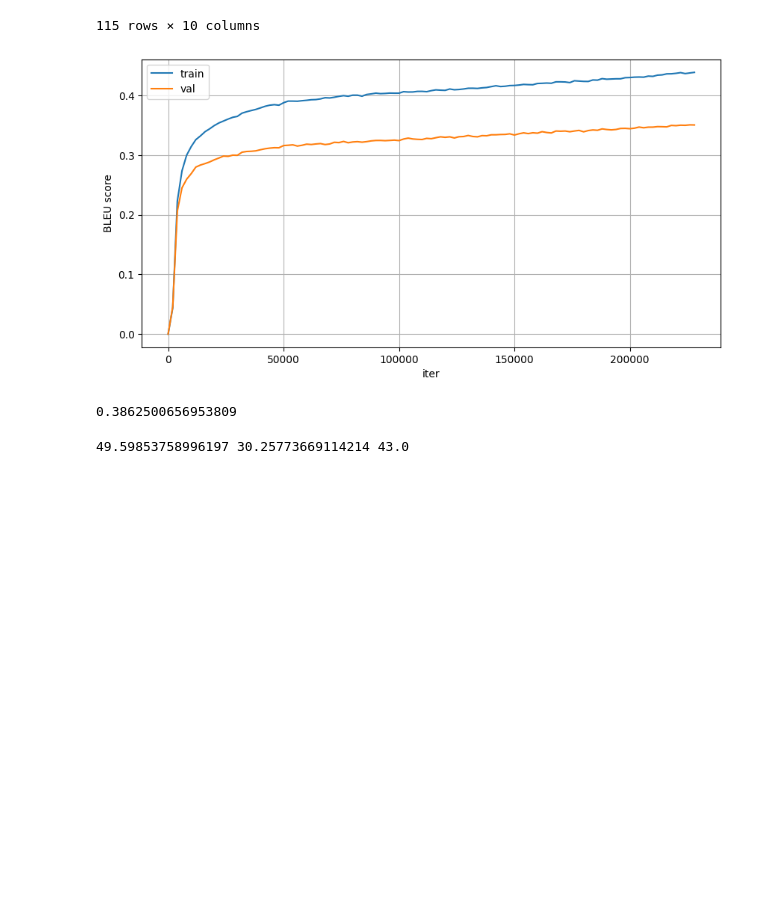
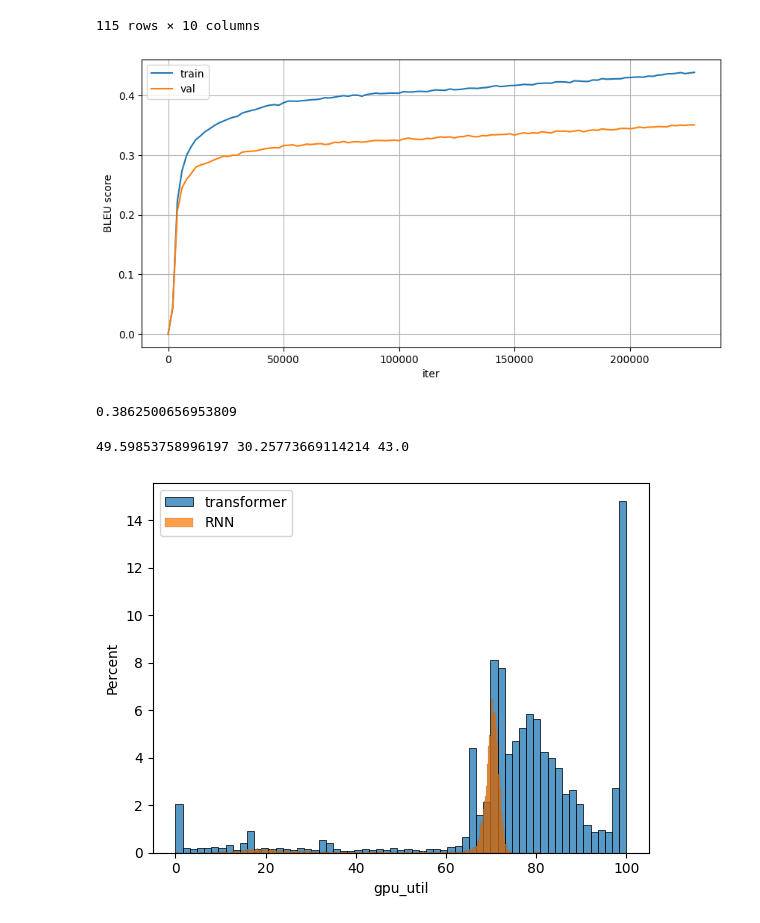
Before and after one commit to aamster/seq2seq-translation, a Jupyter notebook: scripts/2025-04-13-sequence_to_sequence_models_2/encoder_decoder_performance.ipynb, the cells around one changed output. Cells and saved outputs as stored; diff of their text form; code cells hidden in the pictures; blank space fills up the shorter version.

```diff
--- a/scripts/2025-04-13-sequence_to_sequence_models_2/encoder_decoder_performance.ipynb
+++ b/scripts/2025-04-13-sequence_to_sequence_models_2/encoder_decoder_performance.ipynb
@@ -71,3 +71,22 @@ lengths = np.array(lengths)
 print(lengths.mean(), lengths.std(), np.quantile(lengths, 0.5))
 # %% [output]
 49.59853758996197 30.25773669114214 43.0
+# %%
+import pandas as pd
+import matplotlib.pyplot as plt
+import seaborn as sns
+
+transformer_gpu_util = pd.read_csv('~/Downloads/wandb_export_2025-06-22T13_16_25.728-04_00.csv')
+rnn_gpu_util = pd.read_csv('~/Downloads/wandb_export_2025-06-22T13_17_12.253-04_00.csv')
+
+transformer_gpu_util['gpu_util'] = (transformer_gpu_util['gentle-snowball-198 - system/gpu.0.gpu'] + transformer_gpu_util['gentle-snowball-198 - system/gpu.1.gpu'] + transformer_gpu_util['gentle-snowball-198 - system/gpu.2.gpu']) / 3
+
+rnn_gpu_util['gpu_util'] = (rnn_gpu_util['pleasant-shadow-169 - system/gpu.0.gpu'] + rnn_gpu_util['pleasant-shadow-169 - system/gpu.1.gpu'] + rnn_gpu_util['pleasant-shadow-169 - system/gpu.2.gpu']) / 3
+
+
+sns.histplot(transformer_gpu_util['gpu_util'], label='transformer', stat='percent')
+sns.histplot(rnn_gpu_util['gpu_util'], label='RNN', stat='percent')
+plt.legend()
+plt.show()
+# %% [output]
+[figure, added]
```
Also changed, not shown: parts of 1 cell of this notebook, 7 other files.
